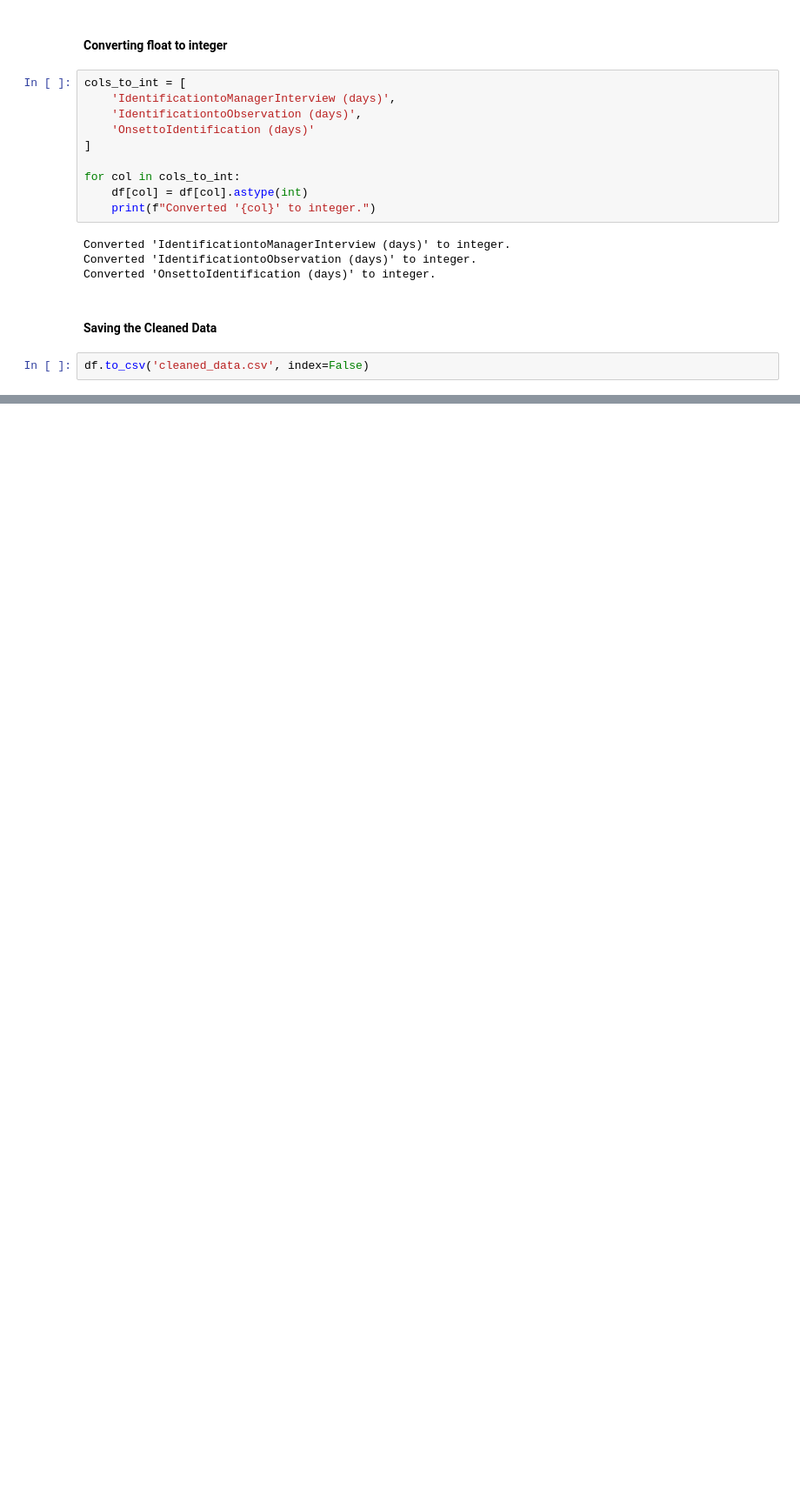
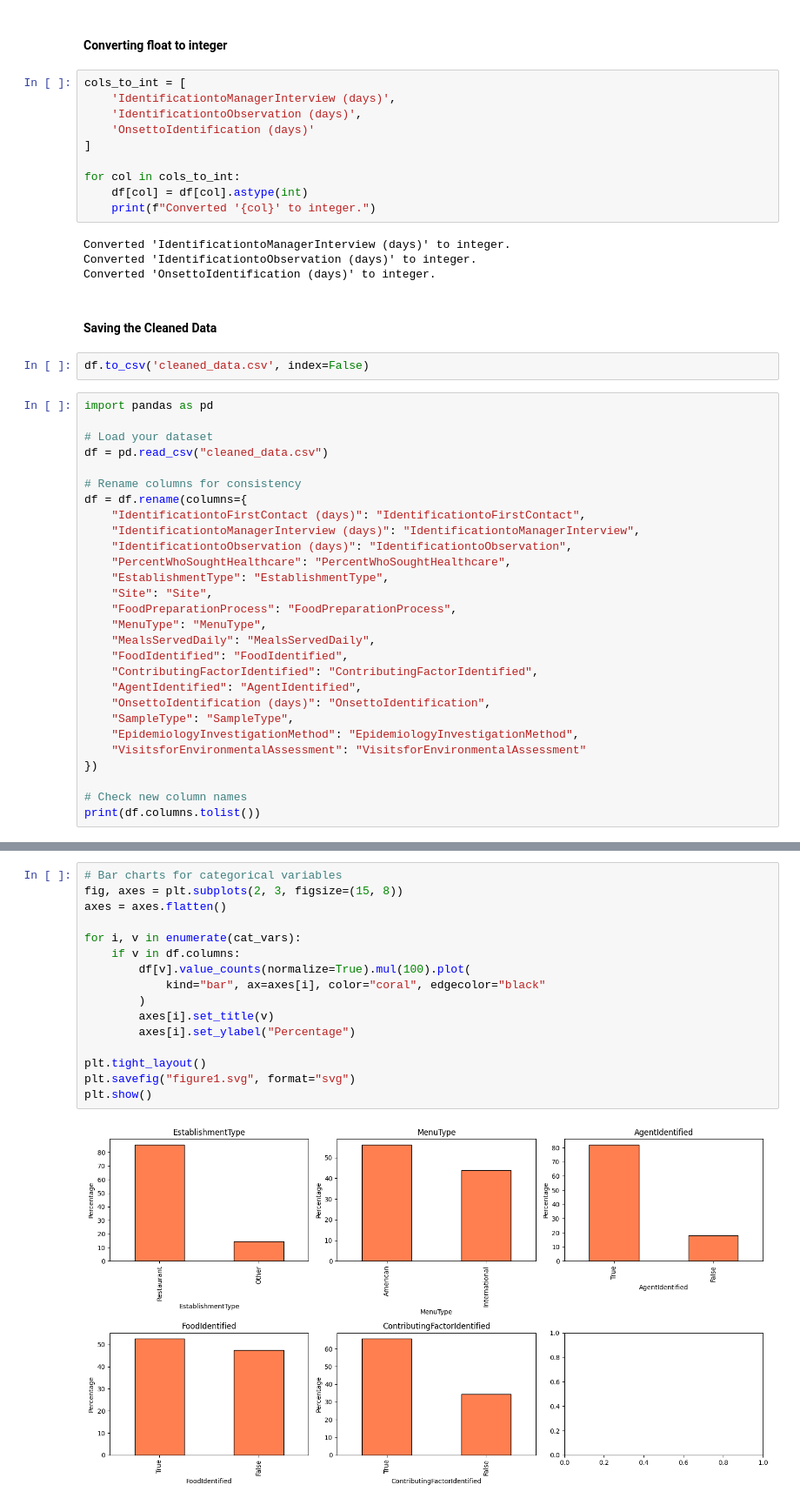
Before and after one commit to nyamucc/foodborne-outbreak-analysis, a Jupyter notebook: Notebooks/data_cleaning_eda.ipynb, the cells around one changed output, grey strips where cells are left out. Shown: that part at 87% size. Saved outputs shown, nothing was run; the diff lists cells and outputs as text; blank space fills up the shorter version.

```diff
--- a/Notebooks/data_cleaning_eda.ipynb
+++ b/Notebooks/data_cleaning_eda.ipynb
@@ -245,3 +206,31 @@ Converted 'OnsettoIdentification (days)' to integer.
 #### Saving the Cleaned Data
 # %%
 df.to_csv('cleaned_data.csv', index=False)
+# %%
+import pandas as pd
+
+# Load your dataset
+df = pd.read_csv("cleaned_data.csv")
+
+# Rename columns for consistency
+df = df.rename(columns={
+    "IdentificationtoFirstContact (days)": "IdentificationtoFirstContact",
+    "IdentificationtoManagerInterview (days)": "IdentificationtoManagerInterview",
+    "IdentificationtoObservation (days)": "IdentificationtoObservation",
+    "PercentWhoSoughtHealthcare": "PercentWhoSoughtHealthcare",
+    "EstablishmentType": "EstablishmentType",
+    "Site": "Site",
+    "FoodPreparationProcess": "FoodPreparationProcess",
+    "MenuType": "MenuType",
+    "MealsServedDaily": "MealsServedDaily",
+    "FoodIdentified": "FoodIdentified",
+    "ContributingFactorIdentified": "ContributingFactorIdentified",
+    "AgentIdentified": "AgentIdentified",
+    "OnsettoIdentification (days)": "OnsettoIdentification",
+    "SampleType": "SampleType",
+    "EpidemiologyInvestigationMethod": "EpidemiologyInvestigationMethod",
+    "VisitsforEnvironmentalAssessment": "VisitsforEnvironmentalAssessment"
+})
+
+# Check new column names
+print(df.columns.tolist())
@@ -247,0 +354,18 @@ df.to_csv('cleaned_data.csv', index=False)
+# %%
+# Bar charts for categorical variables
+fig, axes = plt.subplots(2, 3, figsize=(15, 8))
+axes = axes.flatten()
+
+for i, v in enumerate(cat_vars):
+    if v in df.columns:
+        df[v].value_counts(normalize=True).mul(100).plot(
+            kind="bar", ax=axes[i], color="coral", edgecolor="black"
+        )
+        axes[i].set_title(v)
+        axes[i].set_ylabel("Percentage")
+
+plt.tight_layout()
+plt.savefig("figure1.svg", format="svg")
+plt.show()
+# %% [output]
+[figure, added]
```
Also changed, not shown: parts of 17 cells of this notebook, 17 other files.
